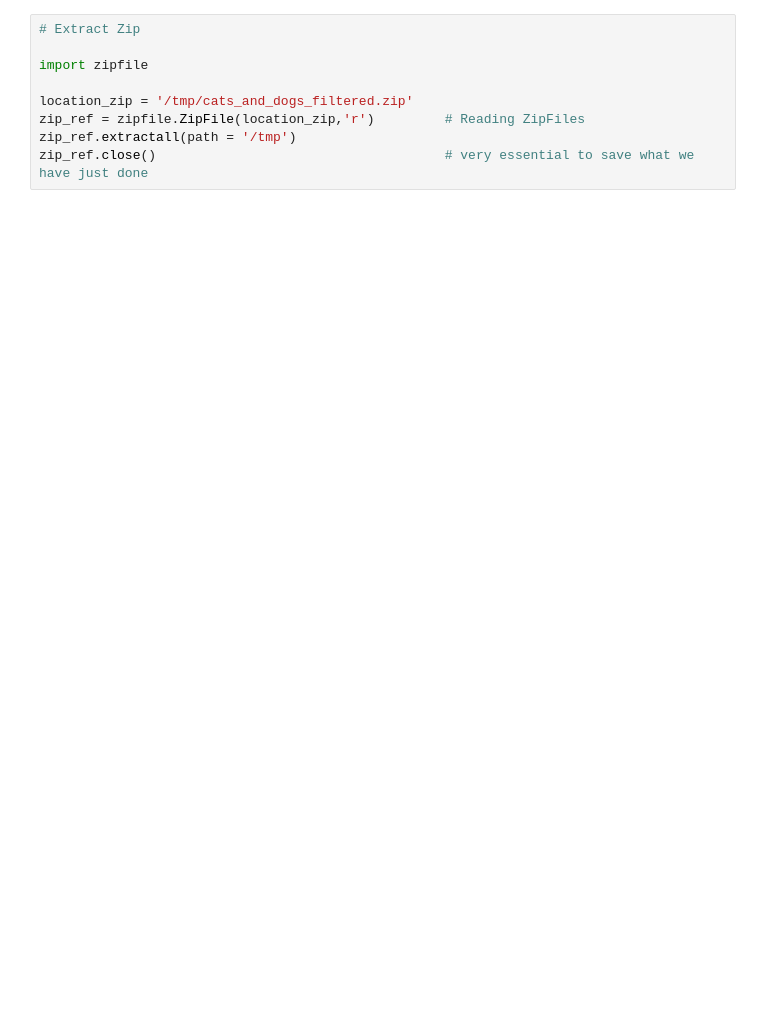
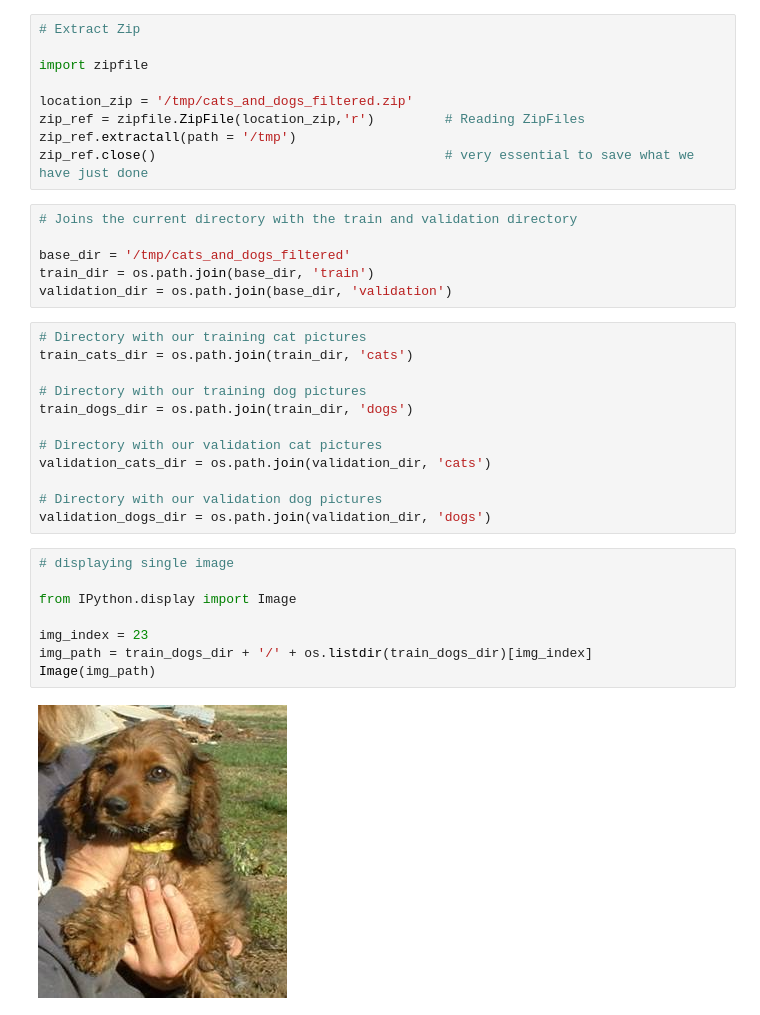
Before and after one commit to ankitgoyal0301/Deep-Learning, a Jupyter notebook: 2. Cats vs Dogs/2_Cats_Vs_Dogs.ipynb, the cells around one changed output. Saved outputs shown, nothing was run; the diff lists cells and outputs as text; blank space fills up the shorter version.

```diff
--- a/2. Cats vs Dogs/2_Cats_Vs_Dogs.ipynb
+++ b/2. Cats vs Dogs/2_Cats_Vs_Dogs.ipynb
@@ -28,3 +28,31 @@ location_zip = '/tmp/cats_and_dogs_filtered.zip'
 zip_ref = zipfile.ZipFile(location_zip,'r')         # Reading ZipFiles
 zip_ref.extractall(path = '/tmp')
 zip_ref.close()                                     # very essential to save what we have just done
+# %%
+# Joins the current directory with the train and validation directory
+
+base_dir = '/tmp/cats_and_dogs_filtered'
+train_dir = os.path.join(base_dir, 'train')
+validation_dir = os.path.join(base_dir, 'validation')
+# %%
+# Directory with our training cat pictures
+train_cats_dir = os.path.join(train_dir, 'cats')
+
+# Directory with our training dog pictures
+train_dogs_dir = os.path.join(train_dir, 'dogs')
+
+# Directory with our validation cat pictures
+validation_cats_dir = os.path.join(validation_dir, 'cats')
+
+# Directory with our validation dog pictures
+validation_dogs_dir = os.path.join(validation_dir, 'dogs')
+# %%
+# displaying single image
+
+from IPython.display import Image
+
+img_index = 23
+img_path = train_dogs_dir + '/' + os.listdir(train_dogs_dir)[img_index]
+Image(img_path)
+# %% [output]
+[figure, added]
```
Also changed, not shown: parts of 7 cells of this notebook.
